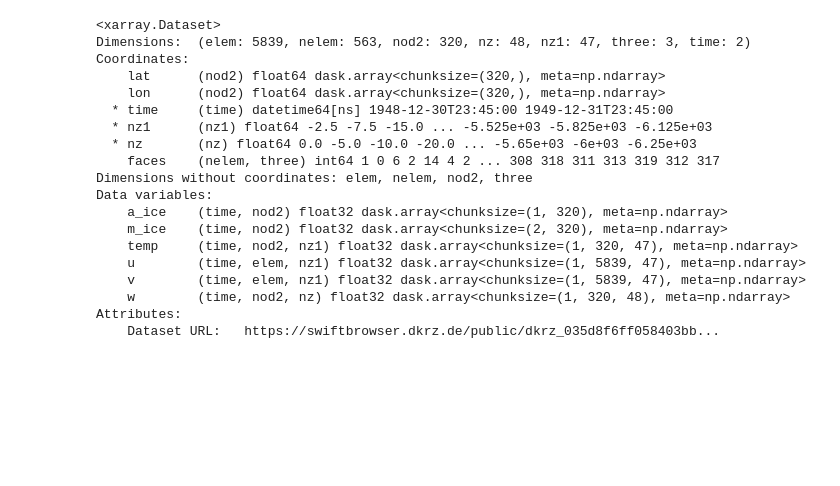
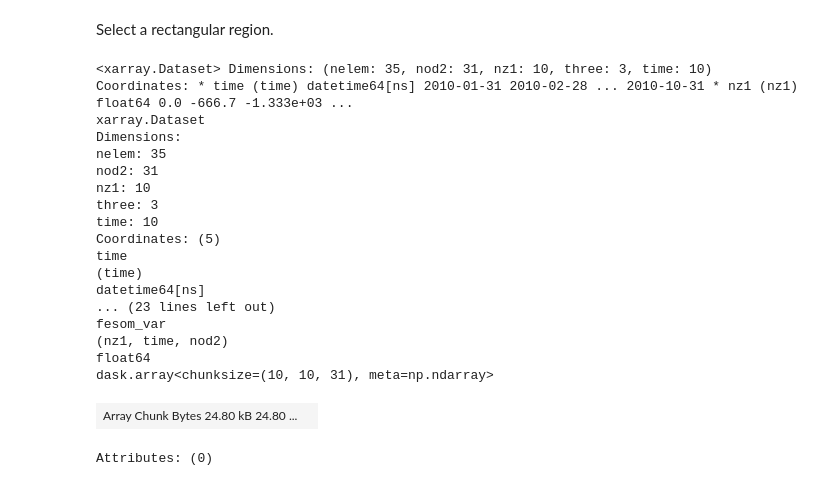
Before and after one commit to FESOM/pyfesom2, a Jupyter notebook: notebooks/accessor_selections.ipynb, the cells around one changed output. Saved outputs shown, nothing was run; the diff lists cells and outputs as text; code cells hidden in the pictures; blank space fills up the shorter version.

```diff
--- a/notebooks/accessor_selections.ipynb
+++ b/notebooks/accessor_selections.ipynb
@@ -42,22 +49,24 @@ Bounding box selection can be done by passing a 4 tuple argument to region: regi
+# %% [markdown]
+Select a rectangular region.
 # %%
-pi_grid.pyfesom2.select(region=(-20, 60, 50, 80))
+fesom_ds.pyfesom2.select(region=(-20, 60, 50, 80))
 # %% [output]
-<xarray.Dataset>
-Dimensions:  (elem: 5839, nelem: 563, nod2: 320, nz: 48, nz1: 47, three: 3, time: 2)
-Coordinates:
-    lat      (nod2) float64 dask.array<chunksize=(320,), meta=np.ndarray>
-    lon      (nod2) float64 dask.array<chunksize=(320,), meta=np.ndarray>
-  * time     (time) datetime64[ns] 1948-12-30T23:45:00 1949-12-31T23:45:00
-  * nz1      (nz1) float64 -2.5 -7.5 -15.0 ... -5.525e+03 -5.825e+03 -6.125e+03
-  * nz       (nz) float64 0.0 -5.0 -10.0 -20.0 ... -5.65e+03 -6e+03 -6.25e+03
-    faces    (nelem, three) int64 1 0 6 2 14 4 2 ... 308 318 311 313 319 312 317
-Dimensions without coordinates: elem, nelem, nod2, three
-Data variables:
-    a_ice    (time, nod2) float32 dask.array<chunksize=(1, 320), meta=np.ndarray>
-    m_ice    (time, nod2) float32 dask.array<chunksize=(2, 320), meta=np.ndarray>
-    temp     (time, nod2, nz1) float32 dask.array<chunksize=(1, 320, 47), meta=np.ndarray>
-    u        (time, elem, nz1) float32 dask.array<chunksize=(1, 5839, 47), meta=np.ndarray>
-    v        (time, elem, nz1) float32 dask.array<chunksize=(1, 5839, 47), meta=np.ndarray>
-    w        (time, nod2, nz) float32 dask.array<chunksize=(1, 320, 48), meta=np.ndarray>
-Attributes:
-    Dataset URL:   https://swiftbrowser.dkrz.de/public/dkrz_035d8f6ff058403bb...
+<xarray.Dataset> Dimensions: (nelem: 35, nod2: 31, nz1: 10, three: 3, time: 10) Coordinates: * time (time) datetime64[ns] 2010-01-31 2010-02-28 ... 2010-10-31 * nz1 (nz1) float64 0.0 -666.7 -1.333e+03 ...
+xarray.Dataset
+Dimensions:
+nelem: 35
+nod2: 31
+nz1: 10
+three: 3
+time: 10
+Coordinates: (5)
+time
+(time)
+datetime64[ns]
+... (23 lines left out)
+fesom_var
+(nz1, time, nod2)
+float64
+dask.array<chunksize=(10, 10, 31), meta=np.ndarray>
+| Array Chunk Bytes 24.80 kB 24.80 ... |  |
+Attributes: (0)
```
Also changed, not shown: parts of 34 cells of this notebook, 1 other file.
